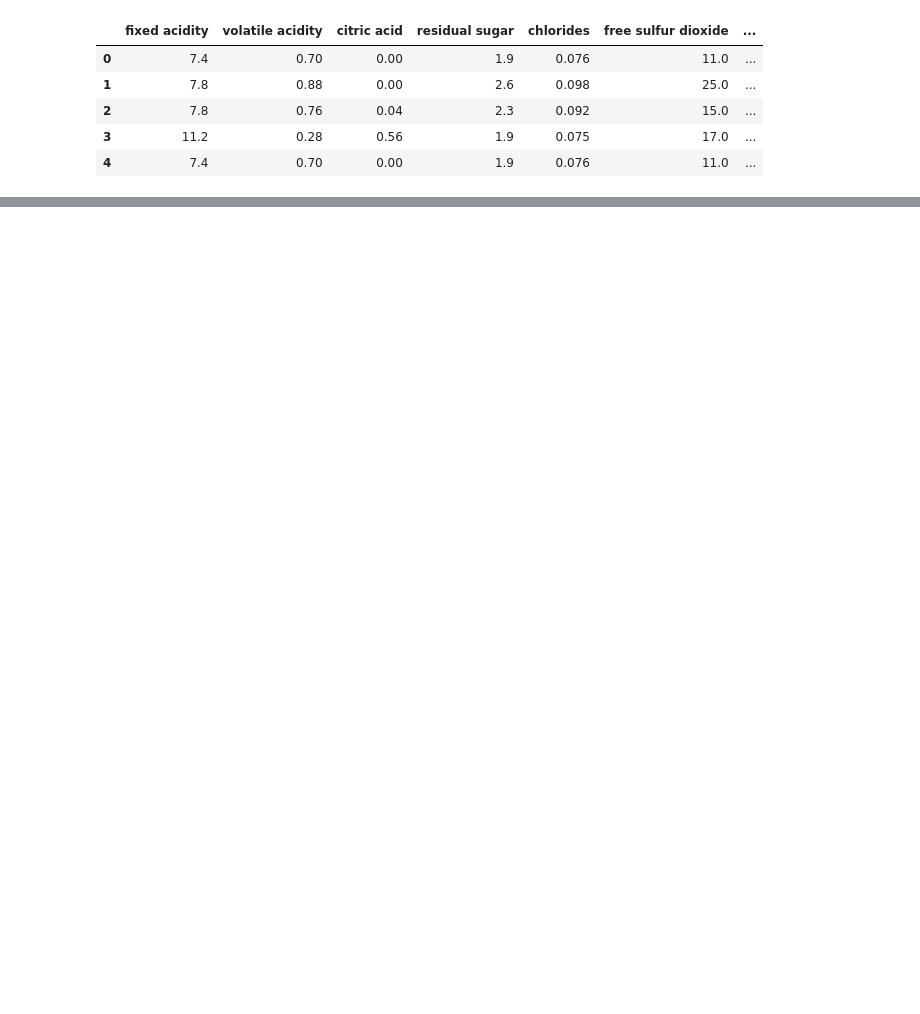
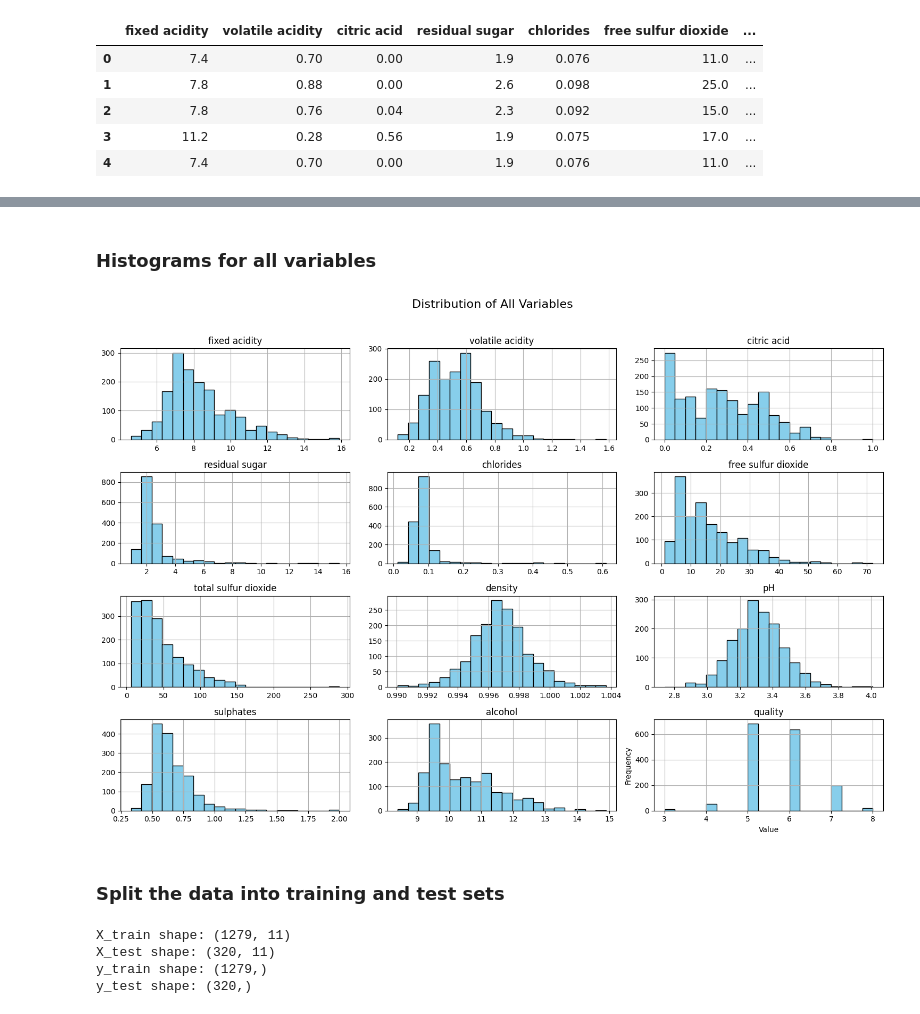
Before and after one commit to 22f2000792/MLP-prac, a Jupyter notebook: prac1.ipynb, the cells around one changed output, grey strips where cells are left out. Cells and saved outputs as stored; diff of their text form; code cells hidden in the pictures; blank space fills up the shorter version.

```diff
--- a/prac1.ipynb
+++ b/prac1.ipynb
@@ -40,0 +87,32 @@ memory usage: 150.0 KB
+# %% [markdown]
+### Histograms for all variables
+# %%
+data.hist(bins=20, figsize=(15, 10), edgecolor='k',color='skyblue')
+plt.xlabel('Value')
+plt.ylabel('Frequency')
+plt.suptitle('Distribution of All Variables', y=1.02, fontsize=16) # Add a suptitle for the entire figure
+plt.tight_layout() # Adjust layout to prevent suptitle from overlapping
+plt.show()
+# %% [output]
+[figure, added]
+# %% [markdown]
+### Split the data into training and test sets
+# %%
+from sklearn.model_selection import train_test_split
+
+# Define features (X) and target (y)
+X = data.drop('quality', axis=1)
+y = data['quality']
+
+# Split the data into training and testing sets (80% train, 20% test)
+X_train, X_test, y_train, y_test = train_test_split(X, y, test_size=0.2, random_state=42)
+
+print(f"X_train shape: {X_train.shape}")
+print(f"X_test shape: {X_test.shape}")
+print(f"y_train shape: {y_train.shape}")
+print(f"y_test shape: {y_test.shape}")
+# %% [output]
+X_train shape: (1279, 11)
+X_test shape: (320, 11)
+y_train shape: (1279,)
+y_test shape: (320,)
```
Also changed, not shown: parts of 4 cells of this notebook.
